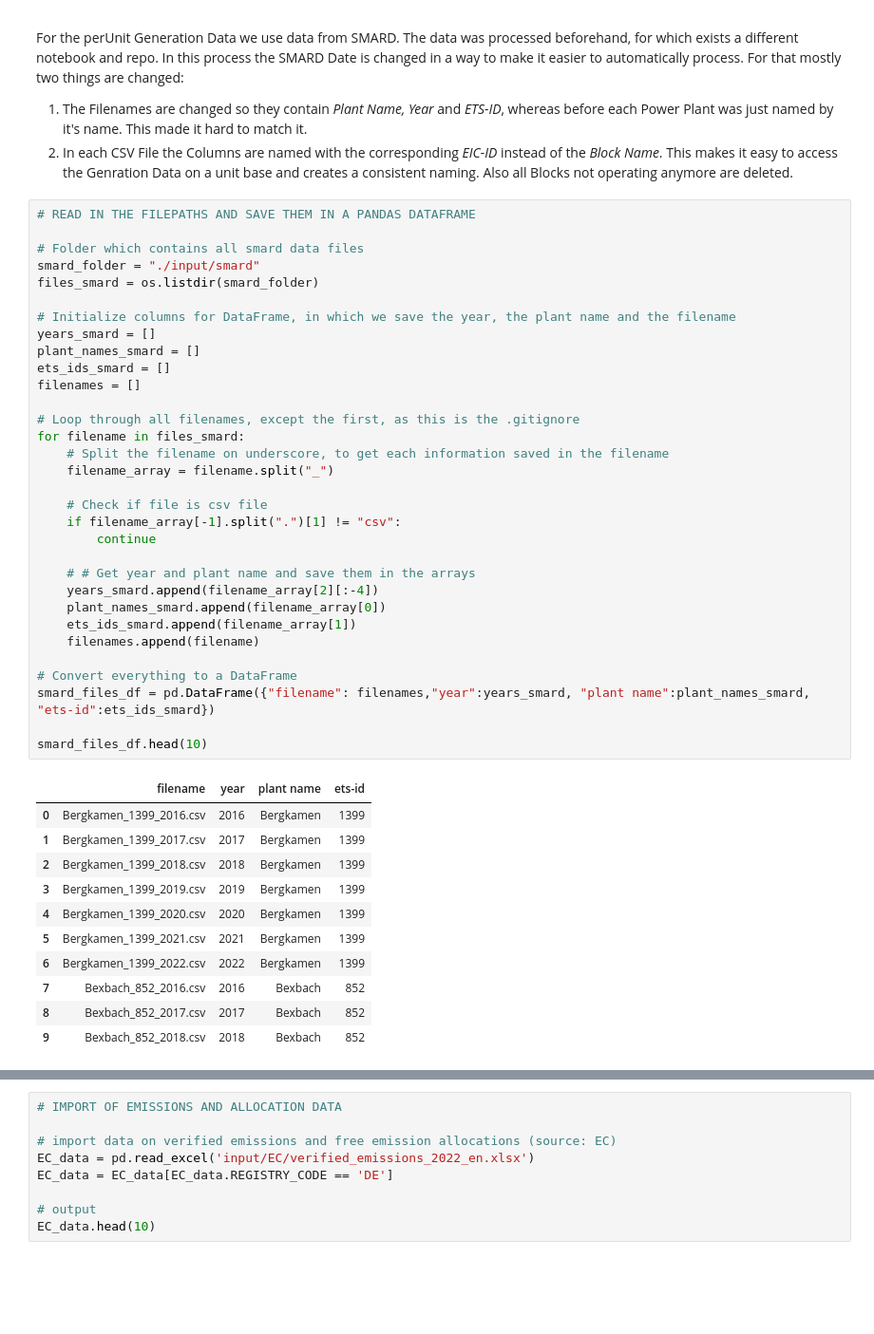
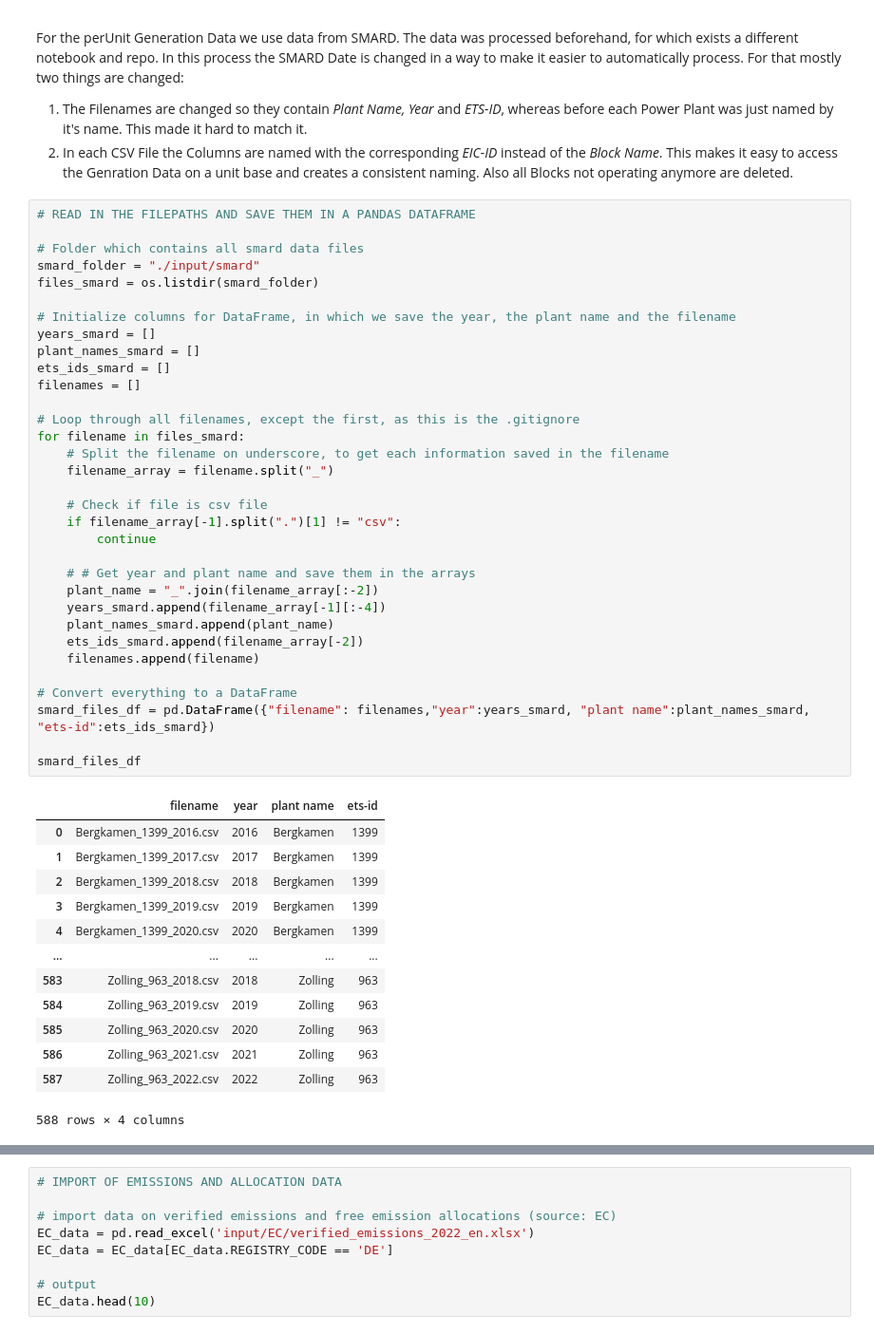
Before and after one commit to ykloos/calculate-emission-factors, a Jupyter notebook: main.ipynb, the cells around one changed output, grey strips where cells are left out. Shown at 95% size. Drawn from its saved outputs; the diff is of its cells as text; blank space fills up the shorter version.

```diff
--- a/main.ipynb
+++ b/main.ipynb
@@ -78,39 +78,42 @@ smard_folder = "./input/smard"
 files_smard = os.listdir(smard_folder)
 
 # Initialize columns for DataFrame, in which we save the year, the plant name and the filename
 years_smard = []
 plant_names_smard = []
 ets_ids_smard = []
 filenames = []
 
 # Loop through all filenames, except the first, as this is the .gitignore
 for filename in files_smard:
     # Split the filename on underscore, to get each information saved in the filename
     filename_array = filename.split("_")
 
     # Check if file is csv file
     if filename_array[-1].split(".")[1] != "csv":
         continue
 
     # # Get year and plant name and save them in the arrays
-    years_smard.append(filename_array[2][:-4])
-    plant_names_smard.append(filename_array[0])
-    ets_ids_smard.append(filename_array[1])
+    plant_name = "_".join(filename_array[:-2])
+    years_smard.append(filename_array[-1][:-4])
+    plant_names_smard.append(plant_name)
+    ets_ids_smard.append(filename_array[-2])
     filenames.append(filename)
 
 # Convert everything to a DataFrame
 smard_files_df = pd.DataFrame({"filename": filenames,"year":years_smard, "plant name":plant_names_smard, "ets-id":ets_ids_smard})
 
-smard_files_df.head(10)
+smard_files_df
 # %% [output]
 |  | filename | year | plant name | ets-id |
 | 0 | Bergkamen_1399_2016.csv | 2016 | Bergkamen | 1399 |
 | 1 | Bergkamen_1399_2017.csv | 2017 | Bergkamen | 1399 |
 | 2 | Bergkamen_1399_2018.csv | 2018 | Bergkamen | 1399 |
 | 3 | Bergkamen_1399_2019.csv | 2019 | Bergkamen | 1399 |
 | 4 | Bergkamen_1399_2020.csv | 2020 | Bergkamen | 1399 |
-| 5 | Bergkamen_1399_2021.csv | 2021 | Bergkamen | 1399 |
-| 6 | Bergkamen_1399_2022.csv | 2022 | Bergkamen | 1399 |
-| 7 | Bexbach_852_2016.csv | 2016 | Bexbach | 852 |
-| 8 | Bexbach_852_2017.csv | 2017 | Bexbach | 852 |
-| 9 | Bexbach_852_2018.csv | 2018 | Bexbach | 852 |
+| ... | ... | ... | ... | ... |
+| 583 | Zolling_963_2018.csv | 2018 | Zolling | 963 |
+| 584 | Zolling_963_2019.csv | 2019 | Zolling | 963 |
+| 585 | Zolling_963_2020.csv | 2020 | Zolling | 963 |
+| 586 | Zolling_963_2021.csv | 2021 | Zolling | 963 |
+| 587 | Zolling_963_2022.csv | 2022 | Zolling | 963 |
+588 rows × 4 columns
```
Also changed, not shown: parts of 17 cells of this notebook, 8 other files.
